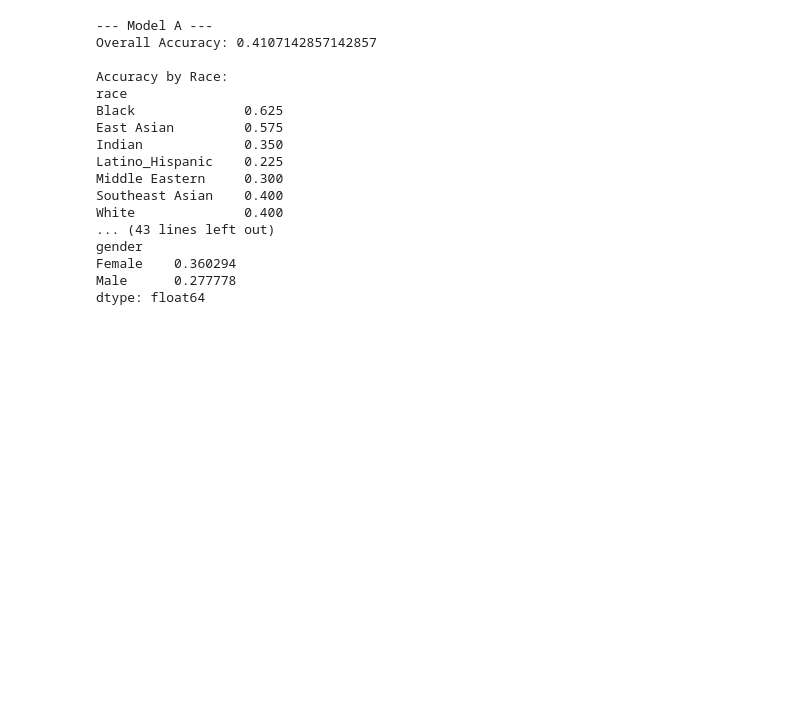
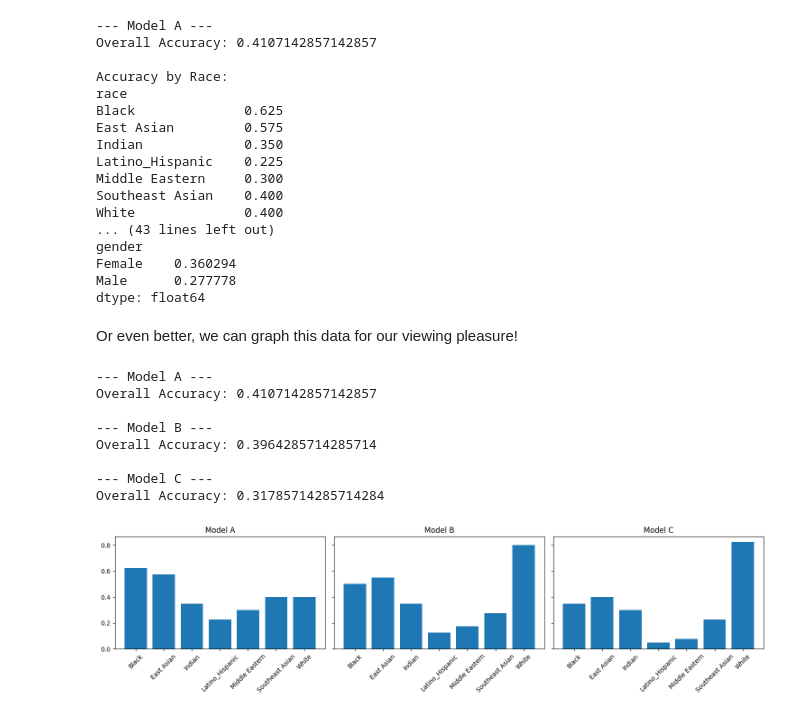
Before and after one commit to EthanTu2/facialrecognitionbias, a Jupyter notebook: parts345.ipynb, the cells around one changed output. Saved outputs shown, nothing was run; the diff lists cells and outputs as text; code cells hidden in the pictures; blank space fills up the shorter version.

Commit message:
added some graphing to part 5

```diff
--- a/parts345.ipynb
+++ b/parts345.ipynb
@@ -365,3 +369,42 @@ gender
 Female    0.360294
 Male      0.277778
 dtype: float64
+# %% [markdown]
+Or even better, we can graph this data for our viewing pleasure!
+# %%
+import matplotlib.pyplot as plt
+
+fig, axes = plt.subplots(1, 3, figsize=(15, 4), sharey=True)
+
+for i, name in enumerate(datasets.keys()):
+    print(f"\n--- Model {name} ---")
+
+    temp_df = test_df.copy()
+    temp_df["pred"] = preds[name]
+
+    # Overall
+    overall_acc = accuracy_score(y_test, preds[name])
+    print("Overall Accuracy:", overall_acc)
+
+    # By race
+    race_acc = (temp_df["pred"] == temp_df["race"]) \
+        .groupby(temp_df["race"]) \
+        .mean()
+
+    # Plot
+    axes[i].bar(race_acc.index, race_acc.values)
+    axes[i].set_title(f"Model {name}")
+    axes[i].tick_params(axis='x', rotation=45)
+
+plt.tight_layout()
+plt.show()
+# %% [output]
+--- Model A ---
+Overall Accuracy: 0.4107142857142857
+
+--- Model B ---
+Overall Accuracy: 0.3964285714285714
+
+--- Model C ---
+Overall Accuracy: 0.31785714285714284
+[figure, added]
```
Also changed, not shown: parts of 5 cells of this notebook.
